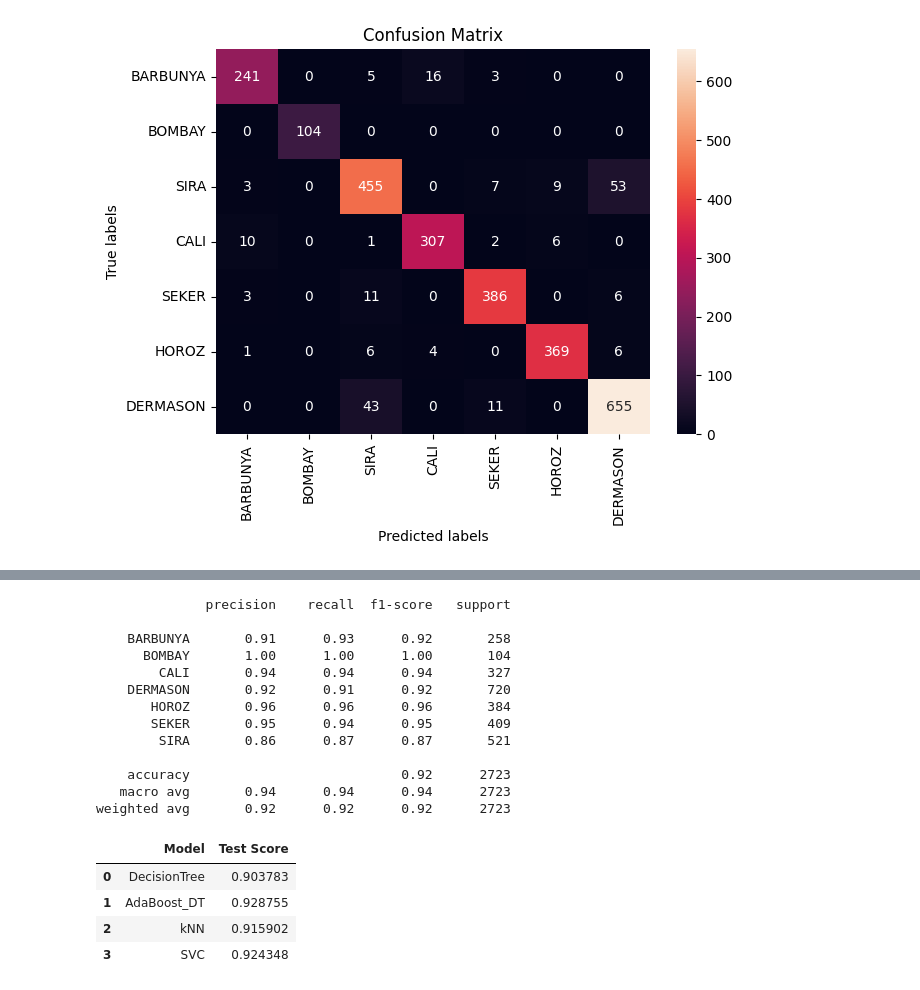
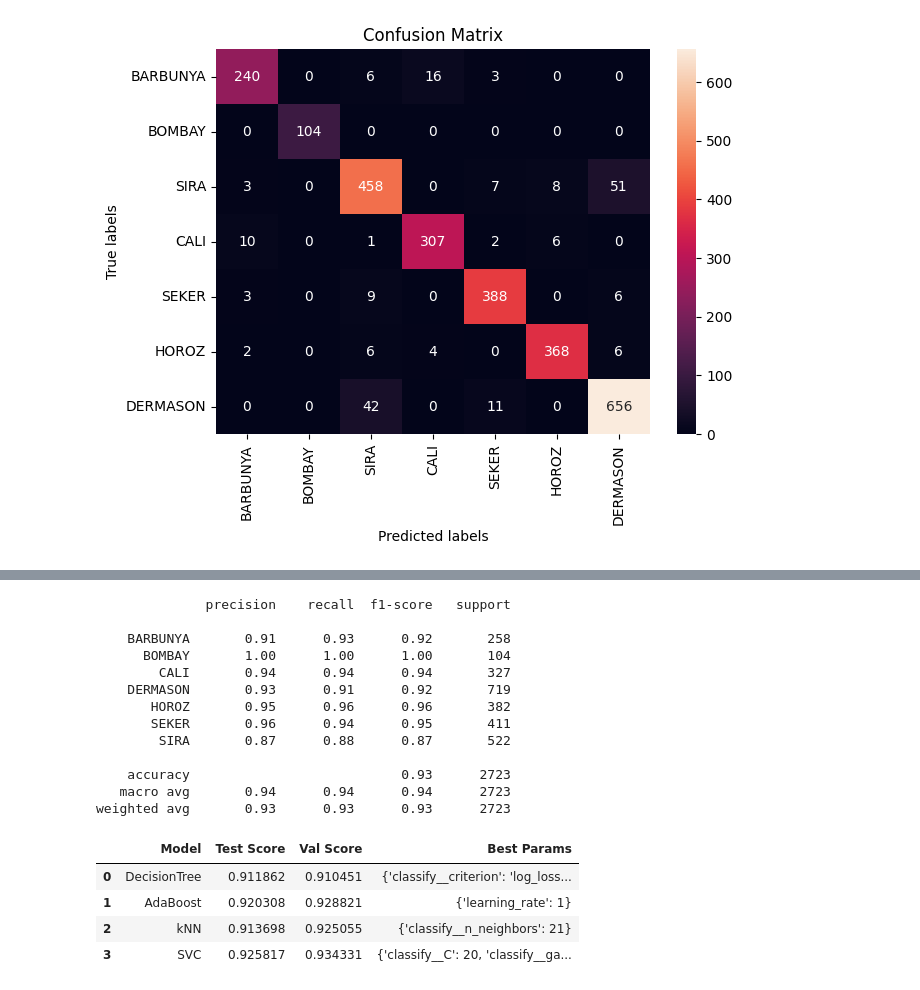
Before and after one commit to palinalif/Proj1, a Jupyter notebook: Project1 New copy 2.ipynb, the cells around one changed output, grey strips where cells are left out. Cells and saved outputs as stored; diff of their text form; code cells hidden in the pictures.

```diff
--- a/Project1 New copy 2.ipynb
+++ b/Project1 New copy 2.ipynb
@@ -130,22 +130,22 @@ All of these paramaters (max_depth, min_samples_split, and min_samples_leaf) try
 #Decision tree with F1 score
 #when tuning both parameters at same time:
 
-# z=5 # 5 Fold cross-validation
+z=5 # 5 Fold cross-validation
 
-# pipe_dt = Pipeline([
-#     ("classify", tree.DecisionTreeClassifier())
-# ])
+pipe_dt = Pipeline([
+    ("classify", tree.DecisionTreeClassifier())
+])
 
-# pg_dt = {
-#         'classify__min_samples_leaf': [5, 15,50,100],
-#         'classify__criterion': ['gini', 'entropy', 'log_loss']
-#         }
-# clf_dt = GridSearchCV(pipe_dt, param_grid =pg_dt,cv=z, scoring = "f1_micro", return_train_score=True)
-# clf_dt.fit(X_train,y_train)
+pg_dt = {
+        'classify__min_samples_leaf': [5, 15,50,100],
+        'classify__criterion': ['gini', 'entropy', 'log_loss']
+        }
+clf_dt = GridSearchCV(pipe_dt, param_grid =pg_dt,cv=z, scoring = "f1_micro", return_train_score=True)
+clf_dt.fit(X_train,y_train)
 
-# print("Best validation score: ")
-# val_score_dt = clf_dt.best_score_
-# print(clf_dt.best_score_) #Score: F1
+print("Best validation score: ")
+val_score_dt = clf_dt.best_score_
+print(clf_dt.best_score_) #Score: F1
 
-# print("Best parameters found: ")
-# print(clf_dt.best_params_)
+print("Best parameters found: ")
+print(clf_dt.best_params_)
@@ -152,4 +157,4 @@ All of these paramaters (max_depth, min_samples_split, and min_samples_leaf) try
 # %%
-# test_score_dt =  f1_score(y_test, clf_dt.predict(X_test), average='micro')
+test_score_dt =  f1_score(y_test, clf_dt.predict(X_test), average='micro')
 
-# print("Test F1_Score: ", test_score_dt)
+print("Test F1_Score: ", test_score_dt)
@@ -259,7 +256,7 @@ AdaBoostClassifier makes use of boosting technique to assigning higher weights t
 # %%
 
 ag_dt = AdaBoostClassifier(base_estimator= clf_dt.best_estimator_.steps[0][1])
-pg_ag = {'learning_rate':[0.4,0.5,0.6]}
+pg_ag = {'learning_rate':[0.4,0.5,0.6, 1]}
 clf_ag = GridSearchCV(ag_dt, param_grid =pg_ag,cv=z, scoring = "f1_micro", return_train_score=True)
 clf_ag.fit(X_train,y_train)
 val_score_ag = clf_ag.best_score_
@@ -636,21 +644,23 @@ print(classification_report(y_pred,y_test))
     BARBUNYA       0.91      0.93      0.92       258
       BOMBAY       1.00      1.00      1.00       104
         CALI       0.94      0.94      0.94       327
-    DERMASON       0.92      0.91      0.92       720
-       HOROZ       0.96      0.96      0.96       384
-       SEKER       0.95      0.94      0.95       409
-        SIRA       0.86      0.87      0.87       521
+    DERMASON       0.93      0.91      0.92       719
+       HOROZ       0.95      0.96      0.96       382
+       SEKER       0.96      0.94      0.95       411
+        SIRA       0.87      0.88      0.87       522
 
-    accuracy                           0.92      2723
+    accuracy                           0.93      2723
    macro avg       0.94      0.94      0.94      2723
-weighted avg       0.92      0.92      0.92      2723
+weighted avg       0.93      0.93      0.93      2723
+# %%
+best_param_dt = clf_dt.best_params_
 # %%
-test_scores = [["DecisionTree min_samples_split", test_score_dt1, val_score_dt1, best_param_dt1], ["DecisionTree with both params", test_score_dt2, val_score_dt2, best_param_dt2],["AdaBoost", test_score_ag, val_score_ag, best_param_ag],["kNN", test_score_knn, val_score_knn, best_param_knn], ["SVC", test_score_svm,val_score_svm, best_param_svm]]
+test_scores = [["DecisionTree", test_score_dt, val_score_dt, best_param_dt],["AdaBoost", test_score_ag, val_score_ag, best_param_ag],["kNN", test_score_knn, val_score_knn, best_param_knn], ["SVC", test_score_svm,val_score_svm, best_param_svm]]
 test_scores_df = pd.DataFrame(test_scores, columns = ['Model', 'Test Score', 'Val Score', 'Best Params'])
 display(test_scores_df)
 # %% [output]
-|  | Model | Test Score |
-| 0 | DecisionTree | 0.903783 |
-| 1 | AdaBoost_DT | 0.928755 |
-| 2 | kNN | 0.915902 |
-| 3 | SVC | 0.924348 |
+|  | Model | Test Score | Val Score | Best Params |
+| 0 | DecisionTree | 0.911862 | 0.910451 | {'classify__criterion': 'log_loss... |
+| 1 | AdaBoost | 0.920308 | 0.928821 | {'learning_rate': 1} |
+| 2 | kNN | 0.913698 | 0.925055 | {'classify__n_neighbors': 21} |
+| 3 | SVC | 0.925817 | 0.934331 | {'classify__C': 20, 'classify__ga... |
```
Also changed, not shown: parts of 15 cells of this notebook, 3 other files.
